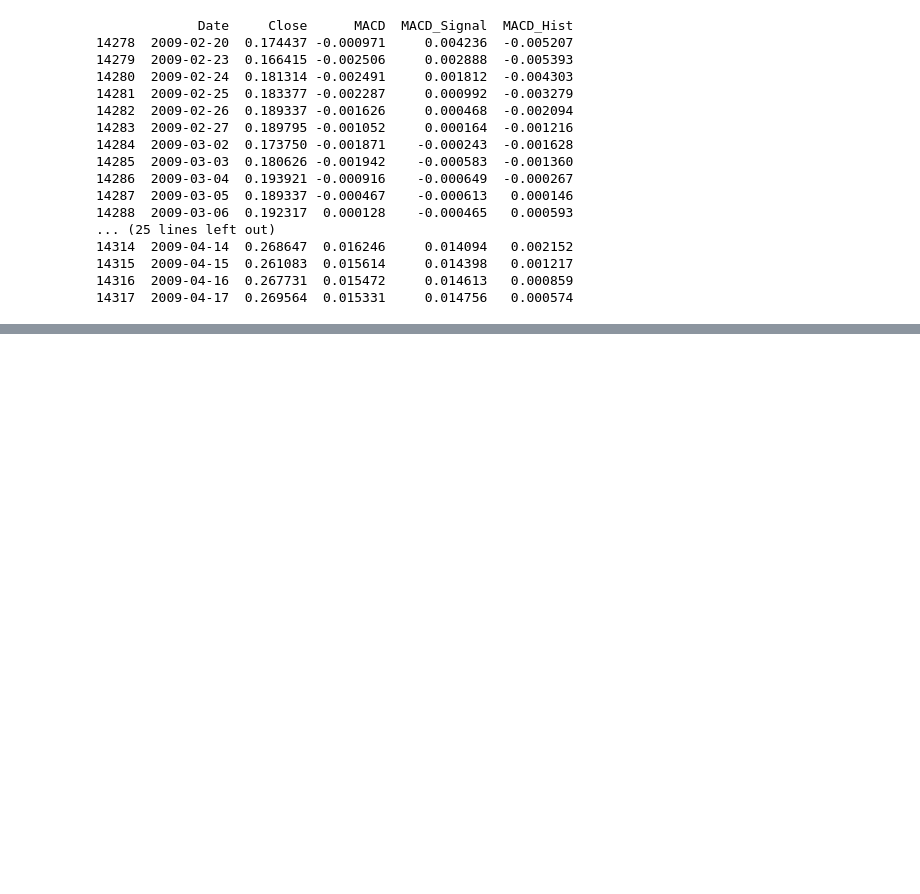
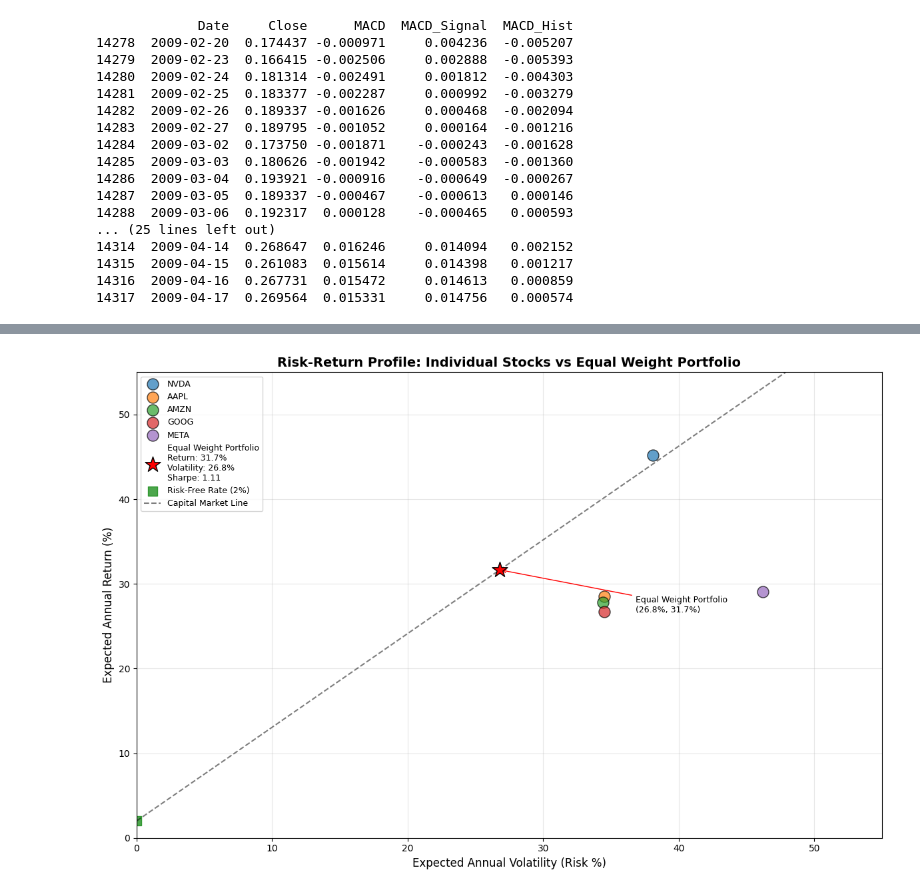
Before and after one commit to hawi088/News-Sentiment, a Jupyter notebook: notebooks/task2_eda.ipynb, the cells around one changed output, grey strips where cells are left out. Saved outputs shown, nothing was run; the diff lists cells and outputs as text; code cells hidden in the pictures; blank space fills up the shorter version.

```diff
--- a/notebooks/task2_eda.ipynb
+++ b/notebooks/task2_eda.ipynb
@@ -2334,0 +2575,57 @@ plt.show()
+# %%
+%matplotlib inline
+import matplotlib.pyplot as plt
+import numpy as np
+
+# Portfolio data
+portfolio_return = 31.66
+portfolio_volatility = 26.80
+portfolio_sharpe = 1.1068
+
+# Individual stock data (for comparison)
+stock_data = {
+    'NVDA': {'return': 45.2, 'volatility': 38.1, 'sharpe': 1.1868},
+    'AAPL': {'return': 28.5, 'volatility': 34.5, 'sharpe': 0.8263},
+    'AMZN': {'return': 27.8, 'volatility': 34.4, 'sharpe': 0.8073},
+    'GOOG': {'return': 26.7, 'volatility': 34.5, 'sharpe': 0.7741},
+    'META': {'return': 29.1, 'volatility': 46.2, 'sharpe': 0.6295},
+}
+
+fig, ax = plt.subplots(figsize=(12, 8))
+
+# Plot individual stocks
+for stock, data in stock_data.items():
+    ax.scatter(data['volatility'], data['return'], s=150, label=stock, alpha=0.7, edgecolor='black')
+
+# Plot equal weight portfolio
+ax.scatter(portfolio_volatility, portfolio_return, s=300, color='red', marker='*',
+           label=f'Equal Weight Portfolio\nReturn: {portfolio_return:.1f}%\nVolatility: {portfolio_volatility:.1f}%\nSharpe: {portfolio_sharpe:.2f}',
+           edgecolor='black', zorder=5)
+
+# Add risk-free rate point
+ax.scatter(0, 2, s=100, color='green', marker='s', label='Risk-Free Rate (2%)', alpha=0.7)
+
+# Draw capital market line
+x_range = np.array([0, 60])
+slope = (portfolio_return - 2) / portfolio_volatility
+cml_y = 2 + slope * x_range
+ax.plot(x_range, cml_y, 'k--', alpha=0.5, label='Capital Market Line')
+
+ax.set_xlabel('Expected Annual Volatility (Risk %)', fontsize=12)
+ax.set_ylabel('Expected Annual Return (%)', fontsize=12)
+ax.set_title('Risk-Return Profile: Individual Stocks vs Equal Weight Portfolio', fontsize=14, fontweight='bold')
+ax.legend(loc='upper left', fontsize=9)
+ax.grid(True, alpha=0.3)
+ax.set_xlim(0, 55)
+ax.set_ylim(0, 55)
+
+# Annotate portfolio point
+ax.annotate(f'Equal Weight Portfolio\n({portfolio_volatility:.1f}%, {portfolio_return:.1f}%)',
+            xy=(portfolio_volatility, portfolio_return), xytext=(portfolio_volatility + 10, portfolio_return - 5),
+            arrowprops=dict(arrowstyle='->', color='red', lw=1), fontsize=9, ha='left')
+
+plt.tight_layout()
+plt.savefig('portfolio_risk_return.png', dpi=150, bbox_inches='tight')
+plt.show()
+# %% [output]
+[figure, added]
```
Also changed, not shown: parts of 19 cells of this notebook.
